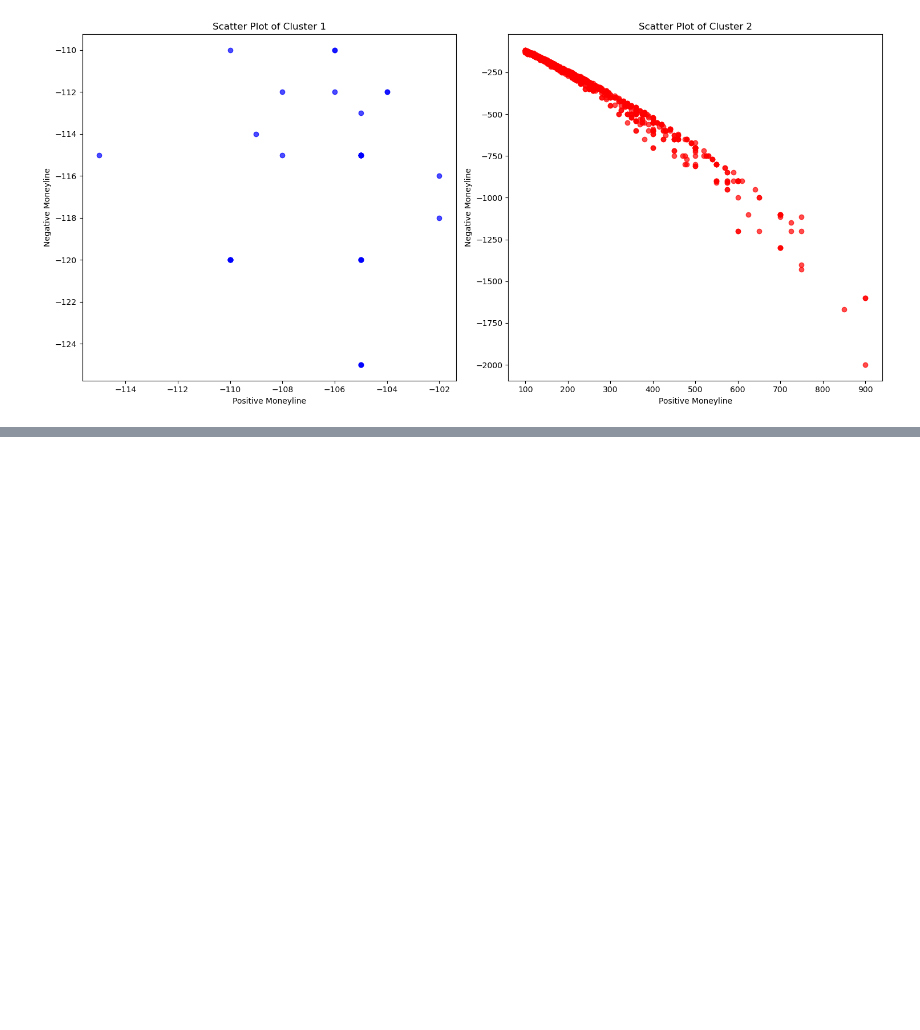
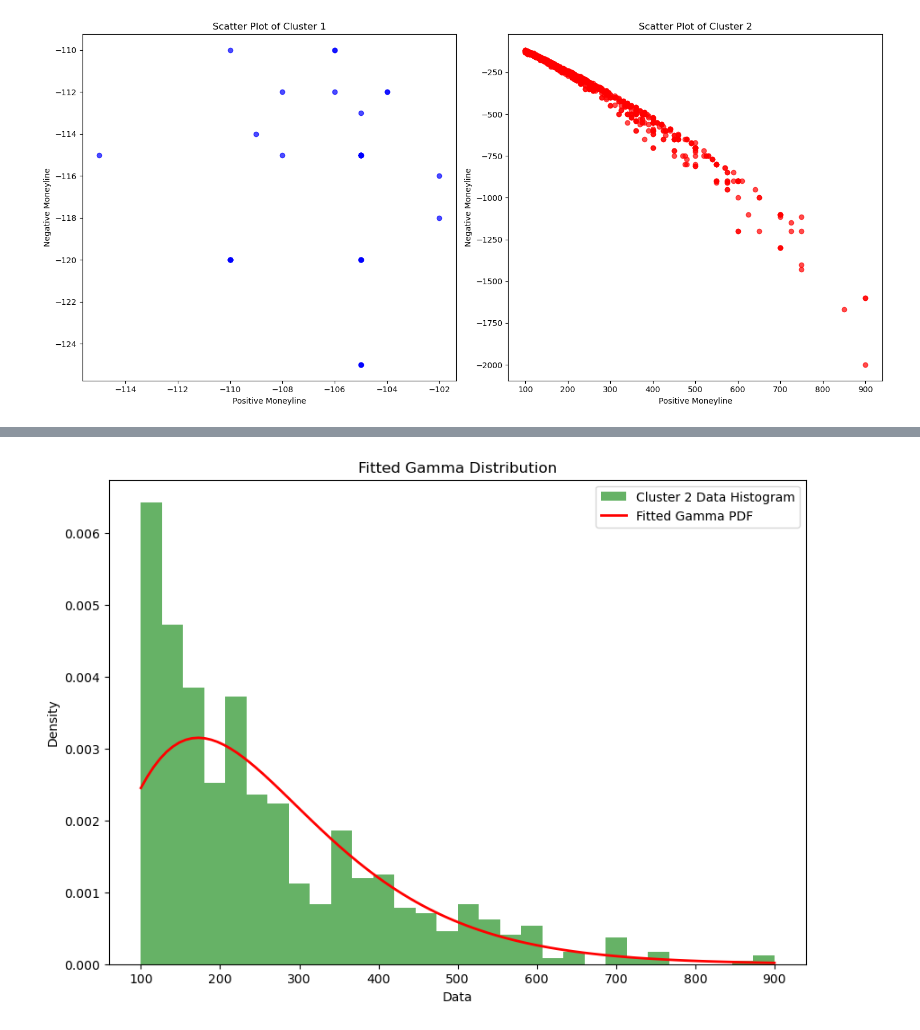
Before and after one commit to jakebirnbach/MoneyLineGANs, a Jupyter notebook: ML Models/stat_model.ipynb, the cells around one changed output, grey strips where cells are left out. Cells and saved outputs as stored; diff of their text form; code cells hidden in the pictures; blank space fills up the shorter version.

```diff
--- a/ML Models/stat_model.ipynb
+++ b/ML Models/stat_model.ipynb
@@ -162,0 +247,4 @@ plt.show()
+# %%
+m1.plot_gamma()
+# %% [output]
+[figure, added]
```
Also changed, not shown: parts of 10 cells of this notebook.
